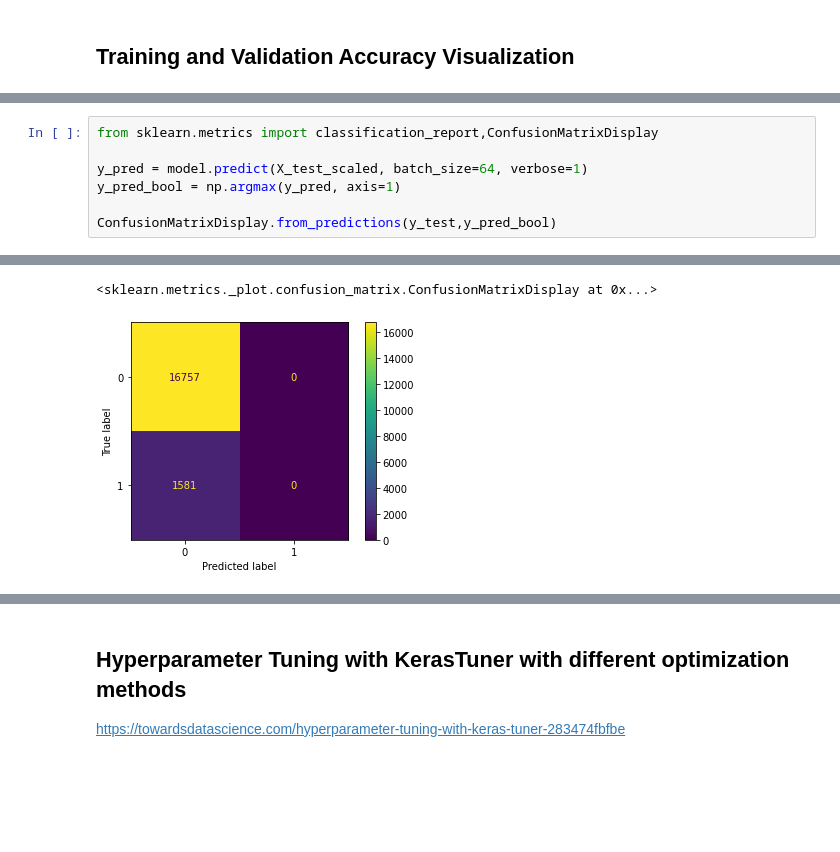
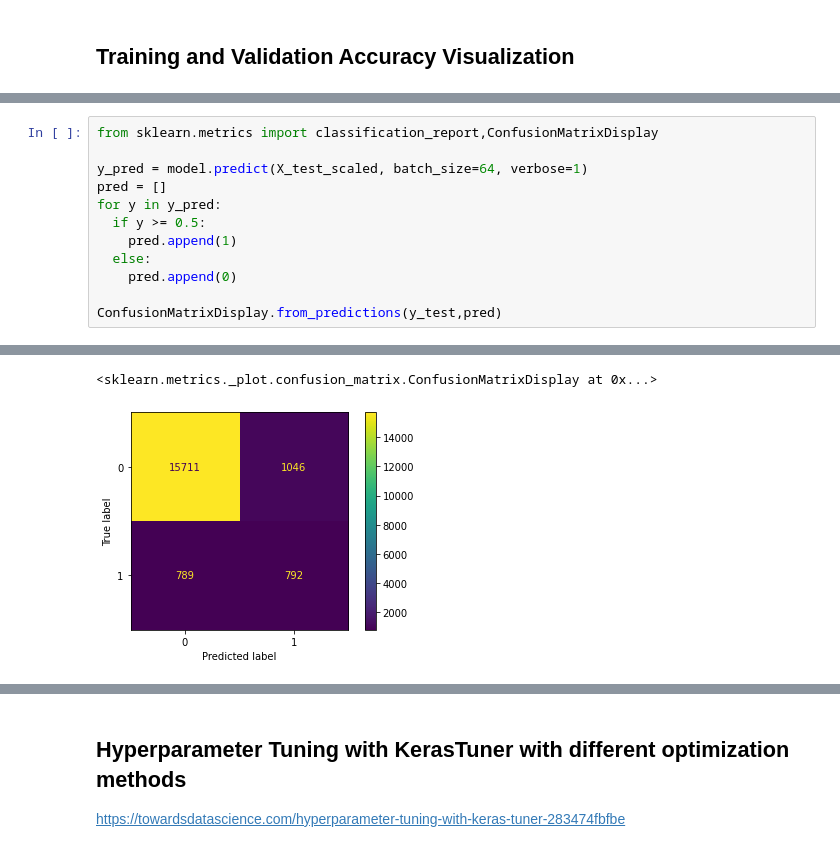
Before and after one commit to plaban1981/TMLC, a Jupyter notebook: Patient_Survival_Detection_using_neural_networks.ipynb, the cells around one changed output, grey strips where cells are left out. Cells and saved outputs as stored; diff of their text form; blank space fills up the shorter version.

```diff
--- a/Patient_Survival_Detection_using_neural_networks.ipynb
+++ b/Patient_Survival_Detection_using_neural_networks.ipynb
@@ -670,7 +684,12 @@ plt.show()
 from sklearn.metrics import classification_report,ConfusionMatrixDisplay
 
 y_pred = model.predict(X_test_scaled, batch_size=64, verbose=1)
-y_pred_bool = np.argmax(y_pred, axis=1)
+pred = []
+for y in y_pred:
+  if y >= 0.5:
+    pred.append(1)
+  else:
+    pred.append(0)
 
-ConfusionMatrixDisplay.from_predictions(y_test,y_pred_bool)
+ConfusionMatrixDisplay.from_predictions(y_test,pred)
 # %% [output]
@@ -678,2 +697,2 @@ ConfusionMatrixDisplay.from_predictions(y_test,y_pred_bool)
 <sklearn.metrics._plot.confusion_matrix.ConfusionMatrixDisplay at 0x...>
-[figure, old version]
+[figure, new version]
```
Also changed, not shown: parts of 19 cells of this notebook.
